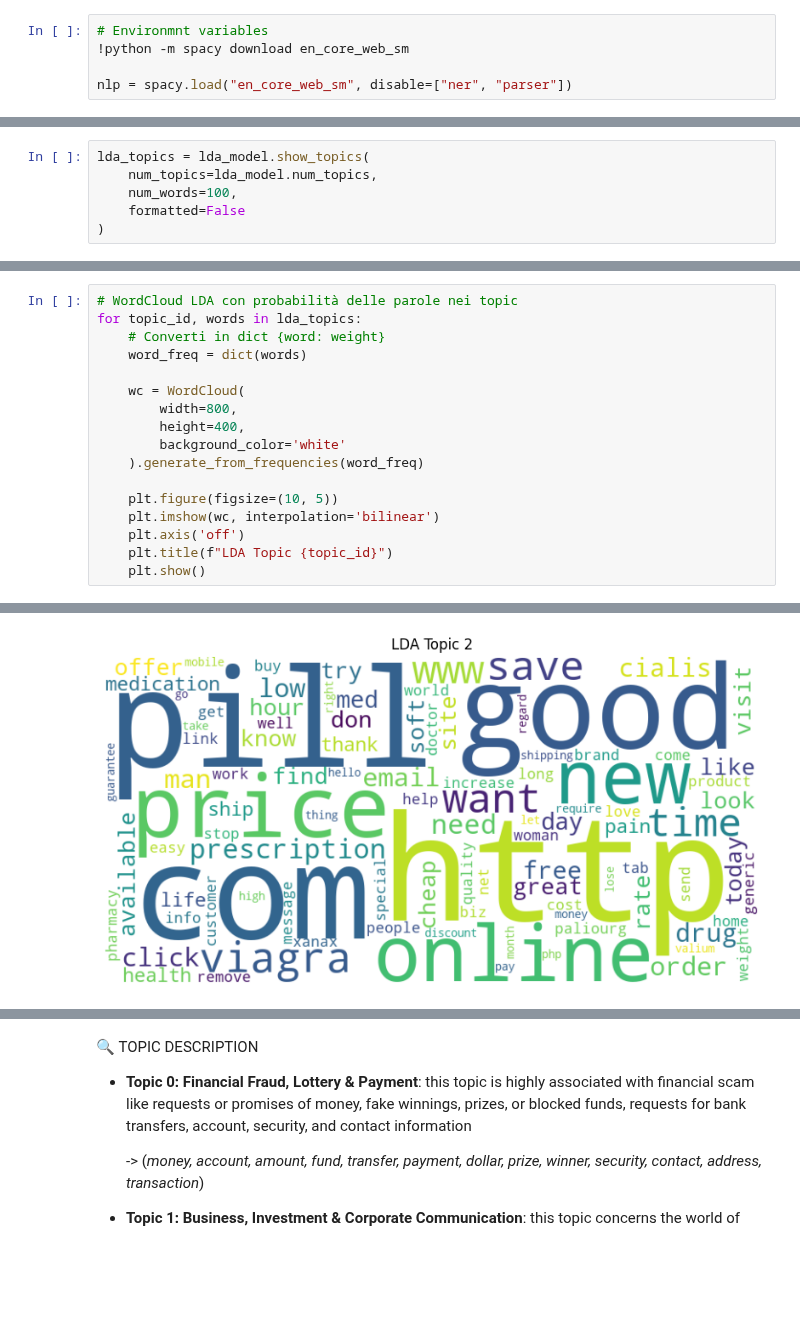
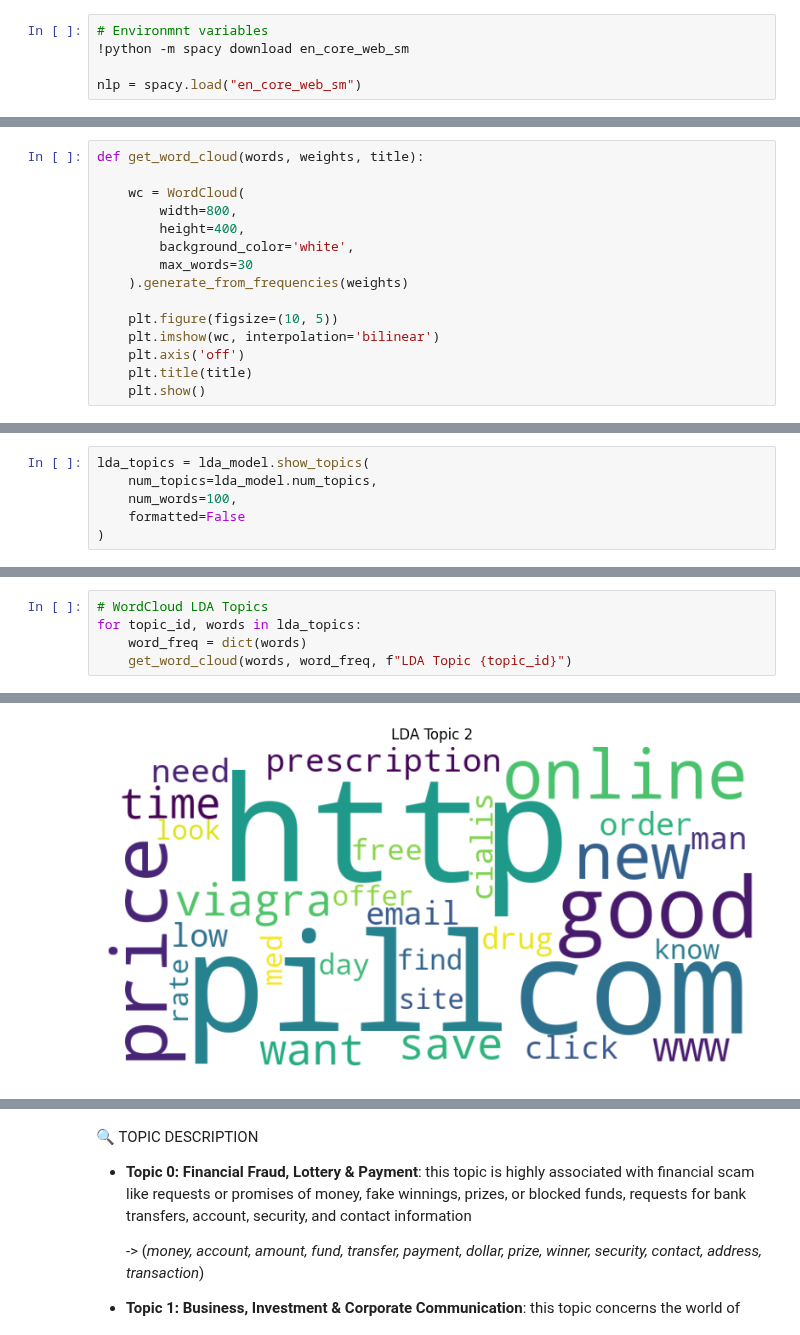
Before and after one commit to mattiacoltro/data-science-portfolio, a Jupyter notebook: [Data Science] spam-detection/spam_detection.ipynb, the cells around one changed output, grey strips where cells are left out. Cells and saved outputs as stored; diff of their text form; blank space fills up the shorter version.

```diff
--- a/[Data Science] spam-detection/spam_detection.ipynb
+++ b/[Data Science] spam-detection/spam_detection.ipynb
@@ -98,5 +101,5 @@ from sklearn.metrics import accuracy_score, f1_score, recall_score, precision_sc
 # Environmnt variables
 !python -m spacy download en_core_web_sm
 
-nlp = spacy.load("en_core_web_sm", disable=["ner", "parser"])
+nlp = spacy.load("en_core_web_sm")
 # %% [output]
@@ -151,3 +175,18 @@ def topic_embedding(words, w2v_model):
     # Compute the mean vector for a list of words and a given Word2Vec model
     vectors = [w2v_model.wv[w[0]] for w in words if w[0] in w2v_model.wv]
     return np.mean(vectors, axis=0)
+# %%
+def get_word_cloud(words, weights, title):
+
+    wc = WordCloud(
+        width=800,
+        height=400,
+        background_color='white',
+        max_words=30
+    ).generate_from_frequencies(weights)
+
+    plt.figure(figsize=(10, 5))
+    plt.imshow(wc, interpolation='bilinear')
+    plt.axis('off')
+    plt.title(title)
+    plt.show()
@@ -368,18 +461,6 @@ lda_topics
 # %%
-# WordCloud LDA con probabilità delle parole nei topic
+# WordCloud LDA Topics
 for topic_id, words in lda_topics:
-    # Converti in dict {word: weight}
     word_freq = dict(words)
-
-    wc = WordCloud(
-        width=800,
-        height=400,
-        background_color='white'
-    ).generate_from_frequencies(word_freq)
-
-    plt.figure(figsize=(10, 5))
-    plt.imshow(wc, interpolation='bilinear')
-    plt.axis('off')
-    plt.title(f"LDA Topic {topic_id}")
-    plt.show()
+    get_word_cloud(words, word_freq, f"LDA Topic {topic_id}")
 # %% [output]
@@ -388 +469 @@ for topic_id, words in lda_topics:
-[figure, old version]
+[figure, new version]
```
Also changed, not shown: parts of 61 cells of this notebook.
